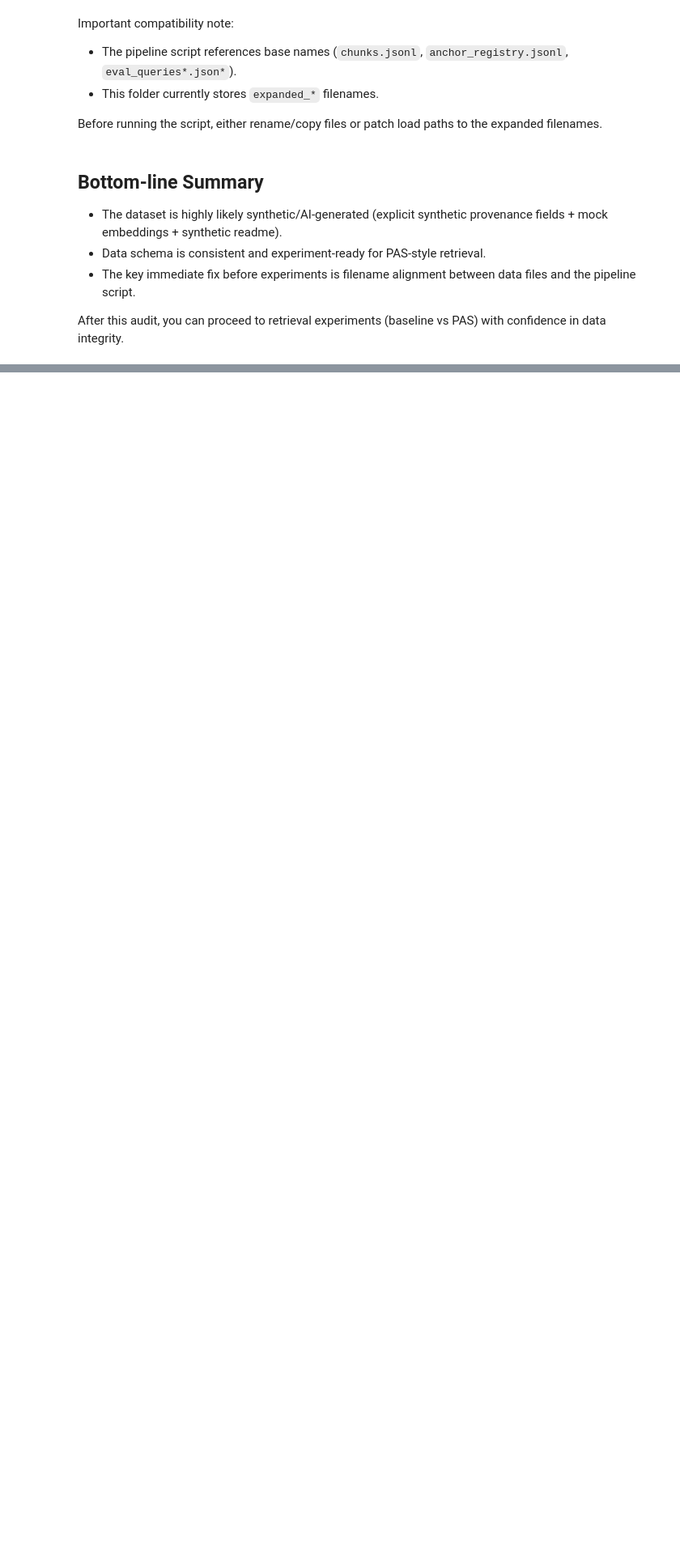
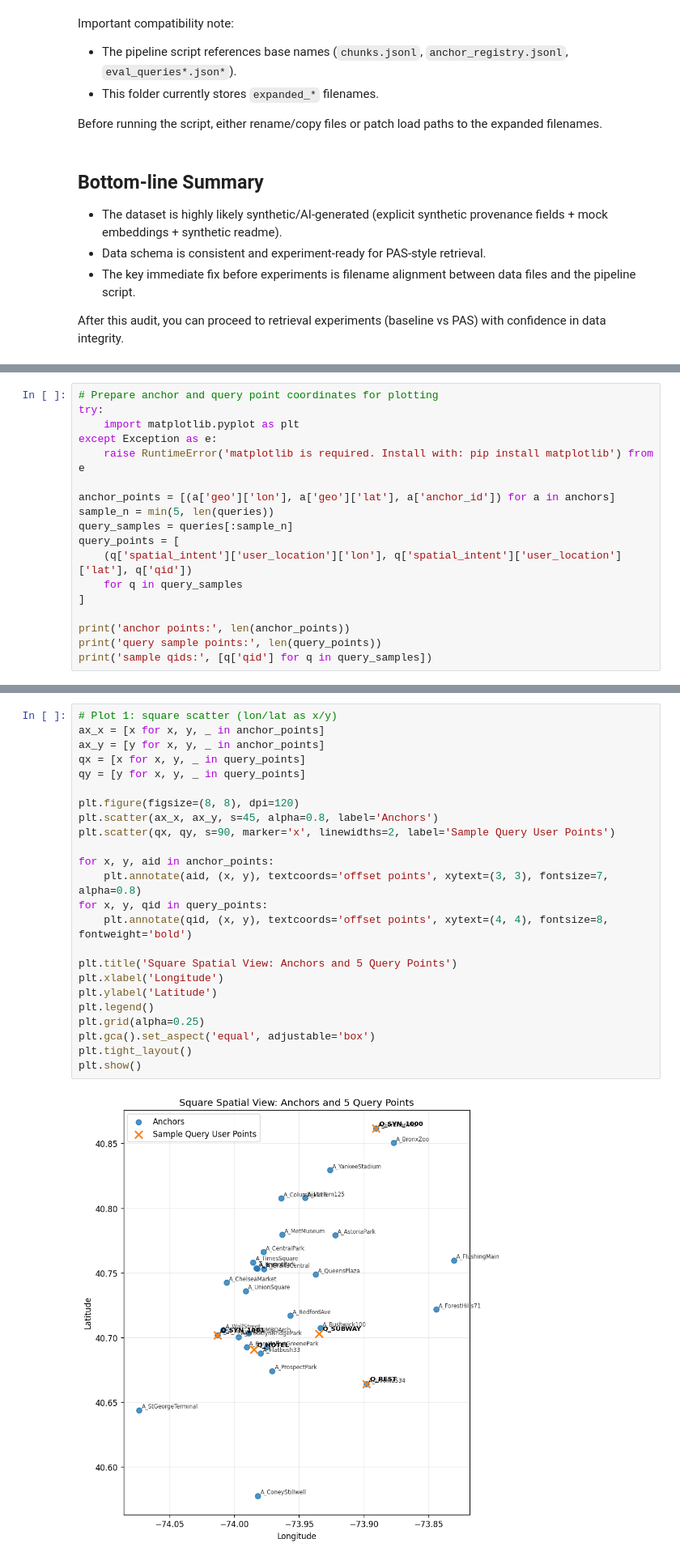
Before and after one commit to shaayaansh/PASRAG, a Jupyter notebook: pas_rag_data_exploration.ipynb, the cells around one changed output, grey strips where cells are left out. Shown at 81% size. Drawn from its saved outputs; the diff is of its cells as text; blank space fills up the shorter version.

```diff
--- a/pas_rag_data_exploration.ipynb
+++ b/pas_rag_data_exploration.ipynb
@@ -304,0 +310,18 @@ After this audit, you can proceed to retrieval experiments (baseline vs PAS) wit
+# %%
+# Prepare anchor and query point coordinates for plotting
+try:
+    import matplotlib.pyplot as plt
+except Exception as e:
+    raise RuntimeError('matplotlib is required. Install with: pip install matplotlib') from e
+
+anchor_points = [(a['geo']['lon'], a['geo']['lat'], a['anchor_id']) for a in anchors]
+sample_n = min(5, len(queries))
+query_samples = queries[:sample_n]
+query_points = [
+    (q['spatial_intent']['user_location']['lon'], q['spatial_intent']['user_location']['lat'], q['qid'])
+    for q in query_samples
+]
+
+print('anchor points:', len(anchor_points))
+print('query sample points:', len(query_points))
+print('sample qids:', [q['qid'] for q in query_samples])
@@ -304,0 +332,26 @@ After this audit, you can proceed to retrieval experiments (baseline vs PAS) wit
+# %%
+# Plot 1: square scatter (lon/lat as x/y)
+ax_x = [x for x, y, _ in anchor_points]
+ax_y = [y for x, y, _ in anchor_points]
+qx = [x for x, y, _ in query_points]
+qy = [y for x, y, _ in query_points]
+
+plt.figure(figsize=(8, 8), dpi=120)
+plt.scatter(ax_x, ax_y, s=45, alpha=0.8, label='Anchors')
+plt.scatter(qx, qy, s=90, marker='x', linewidths=2, label='Sample Query User Points')
+
+for x, y, aid in anchor_points:
+    plt.annotate(aid, (x, y), textcoords='offset points', xytext=(3, 3), fontsize=7, alpha=0.8)
+for x, y, qid in query_points:
+    plt.annotate(qid, (x, y), textcoords='offset points', xytext=(4, 4), fontsize=8, fontweight='bold')
+
+plt.title('Square Spatial View: Anchors and 5 Query Points')
+plt.xlabel('Longitude')
+plt.ylabel('Latitude')
+plt.legend()
+plt.grid(alpha=0.25)
+plt.gca().set_aspect('equal', adjustable='box')
+plt.tight_layout()
+plt.show()
+# %% [output]
+[figure, added]
```
Also changed, not shown: parts of 10 cells of this notebook, 40 other files.
